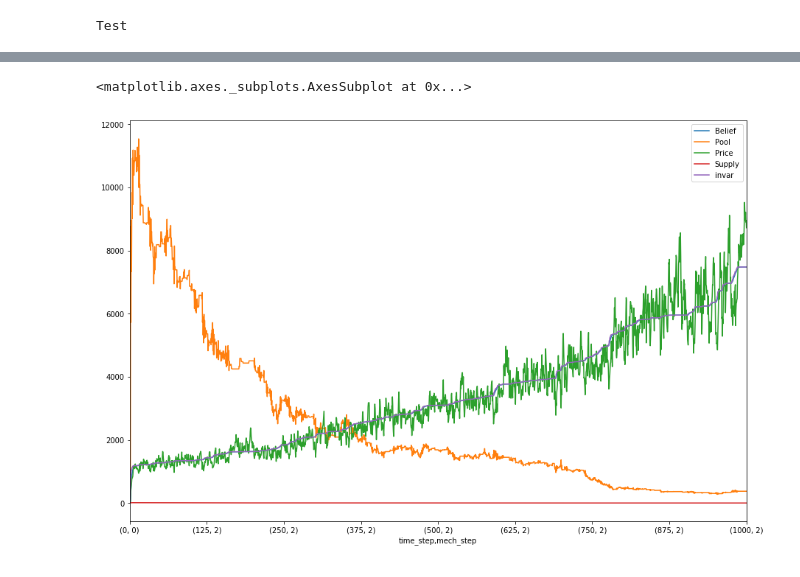
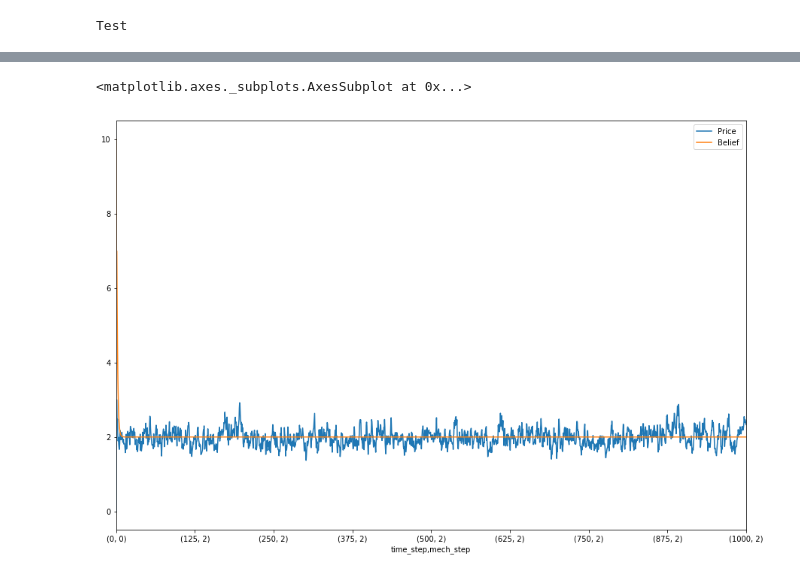
Before and after one commit to wilson3698/cadCAD, a Jupyter notebook: notebooks/testBC.ipynb, the cells around one changed output, grey strips where cells are left out. Drawn from its saved outputs; the diff is of its cells as text; code cells hidden in the pictures.

```diff
--- a/notebooks/testBC.ipynb
+++ b/notebooks/testBC.ipynb
@@ -61,5 +43,5 @@ d.tail()
 # %%
-d.plot(x=['time_step', 'mech_step'], figsize=(15,10))
+d.plot(x=['time_step', 'mech_step'],y=["Price", "Belief"] ,figsize=(15,10))
 # %% [output]
 <matplotlib.axes._subplots.AxesSubplot at 0x...>
-[figure, old version]
+[figure, new version]
```
Also changed, not shown: parts of 9 cells of this notebook, 2 other files.
